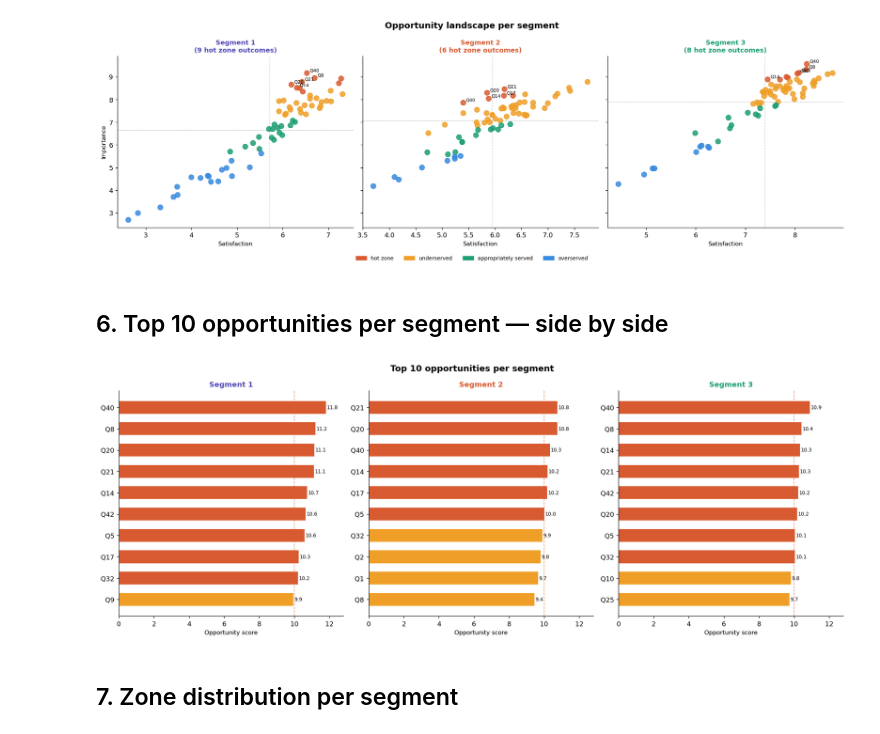
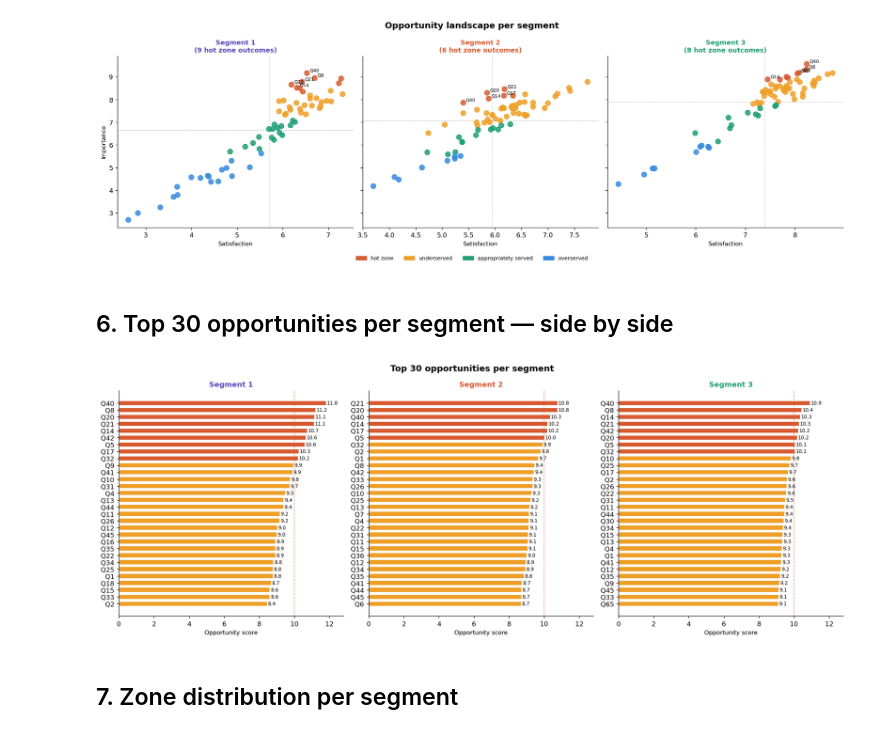
Before and after one commit to dophat1/jtbd-synthetic-survey, a Jupyter notebook: jtbd_analysis.ipynb, the cells around one changed output. Drawn from its saved outputs; the diff is of its cells as text; code cells hidden in the pictures.

Commit message:
change to top 30 instead of top 15 to show the underserved as well in segments

```diff
--- a/jtbd_analysis.ipynb
+++ b/jtbd_analysis.ipynb
@@ -202,32 +202,32 @@ plt.show()
 # %% [output]
 [figure]
 # %% [markdown]
-## 6. Top 10 opportunities per segment — side by side
+## 6. Top 30 opportunities per segment — side by side
 # %%
 fig, axes = plt.subplots(1, len(segments), figsize=(16, 6))
 
 for i, seg in enumerate(segments):
-    seg_opp = opp_seg[opp_seg['segment'] == seg].nlargest(10, 'opportunity_score')
+    seg_opp = opp_seg[opp_seg['segment'] == seg].nlargest(30, 'opportunity_score')
     ax = axes[i]
 
     bars = ax.barh(seg_opp['outcome'][::-1], seg_opp['opportunity_score'][::-1],
                    color=[COLORS[z] for z in seg_opp['zone'][::-1]], height=0.6)
     ax.axvline(10, color='#D85A30', lw=1, ls='--', alpha=0.6)
 
     for bar, val in zip(bars, seg_opp['opportunity_score'][::-1]):
         ax.text(bar.get_width() + 0.05, bar.get_y() + bar.get_height()/2,
                 f'{val:.1f}', va='center', fontsize=7.5)
 
     ax.set_title(f'Segment {seg}', fontsize=11, fontweight='bold', color=seg_colors[i])
     ax.set_xlabel('Opportunity score', fontsize=9)
     ax.set_xlim(0, opp_seg['opportunity_score'].max() + 1)
 
-fig.suptitle('Top 10 opportunities per segment', fontsize=13, fontweight='bold')
+fig.suptitle('Top 30 opportunities per segment', fontsize=13, fontweight='bold')
 plt.tight_layout()
-plt.savefig('top10_per_segment.png', bbox_inches='tight')
+plt.savefig('top30_per_segment.png', bbox_inches='tight')
 plt.show()
 # %% [output]
-[figure, old version]
+[figure, new version]
 # %% [markdown]
 ## 7. Zone distribution per segment
 # %%
```
